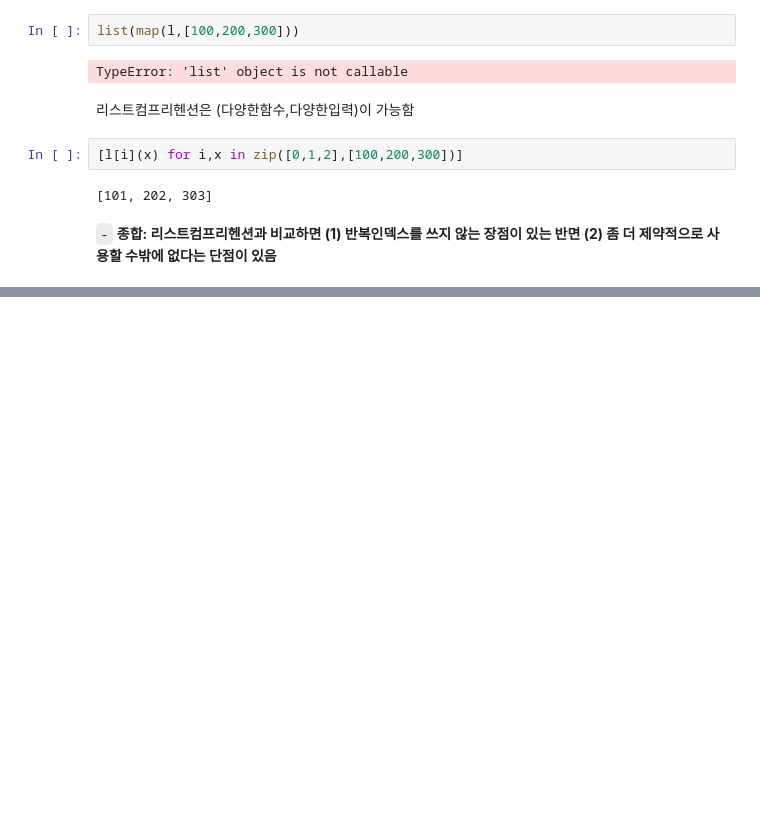
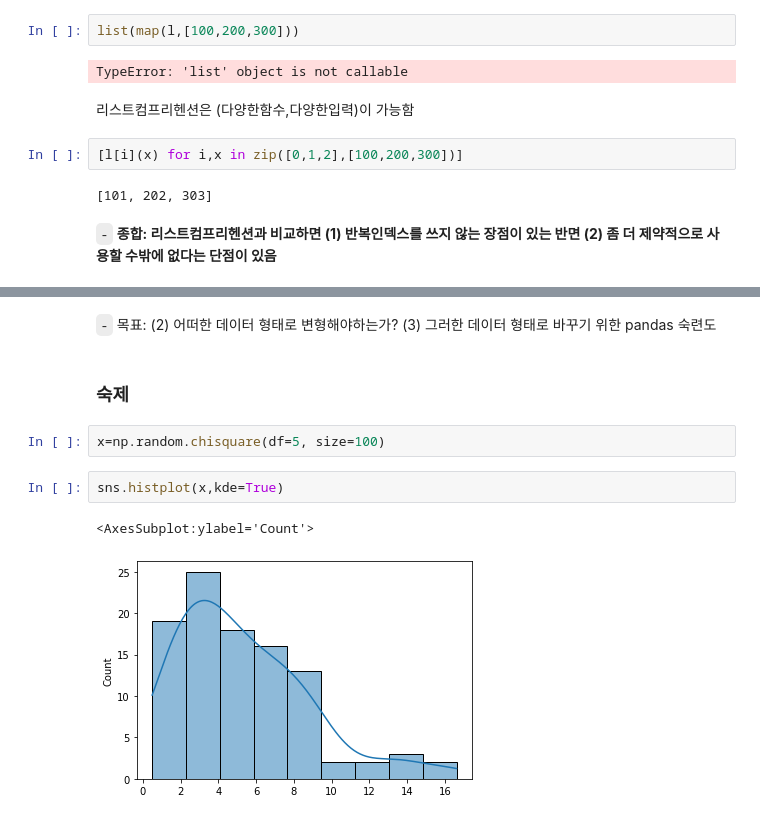
Before and after one commit to guebin/2021DV, a Jupyter notebook: _notebooks/2021-10-06-(5주차) 10월6일.ipynb, the cells around one changed output, grey strips where cells are left out. Cells and saved outputs as stored; diff of their text form; blank space fills up the shorter version.

```diff
--- a/_notebooks/Untitled.ipynb
+++ b/_notebooks/2021-10-06-(5주차) 10월6일.ipynb
@@ -404,0 +606,11 @@ TypeError: 'list' object is not callable
+# %% [markdown]
+`-` 목표: (2) 어떠한 데이터 형태로 변형해야하는가? (3) 그러한 데이터 형태로 바꾸기 위한 pandas 숙련도
+# %% [markdown]
+### 숙제
+# %%
+x=np.random.chisquare(df=5, size=100)
+# %%
+sns.histplot(x,kde=True)
+# %% [output]
+<AxesSubplot:ylabel='Count'>
+[figure, added]
```
Also changed, not shown: parts of 45 cells of this notebook.
